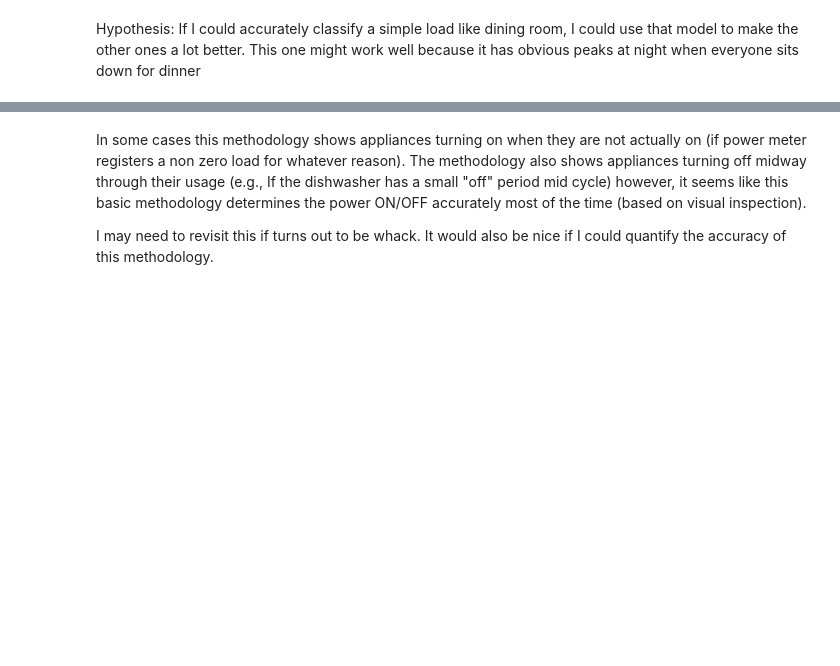
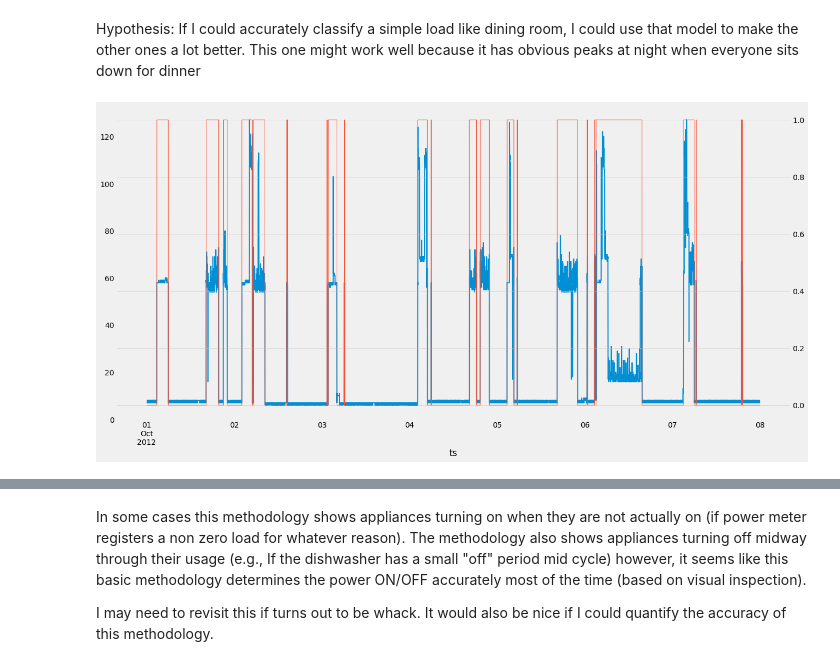
Before and after one commit to enmyj/gafp, a Jupyter notebook: elec_classification.ipynb, the cells around one changed output, grey strips where cells are left out. Drawn from its saved outputs; the diff is of its cells as text; code cells hidden in the pictures; blank space fills up the shorter version.

```diff
--- a/elec_classification.ipynb
+++ b/elec_classification.ipynb
@@ -44,14 +49,14 @@ def feature_creation(df):
         df['pos_mht_diff_'+str(interval)] = df['main_house_total'].diff(periods=1).fillna(0)
 
     # rolling stats
-    for time_val in [15,30,60,120]:
+    for time_val in [15,30,60,120,240,480]:
         df['rolling_sum_'+str(time_val)] = df['main_house_total'].rolling(time_val).sum().fillna(0)
         df['rolling_mean_'+str(time_val)] = df['main_house_total'].rolling(time_val).mean().fillna(0)
         df['rolling_max_'+str(time_val)]  = df['main_house_total'].rolling(time_val).max().fillna(0)
         df['rolling_min_'+str(time_val)]  = df['main_house_total'].rolling(time_val).min().fillna(0)
         df['rolling_median_'+str(time_val)]  = df['main_house_total'].rolling(time_val).median().fillna(0)
 
-    # create list of all
+    # create list of all features starting with "Fall"
     feature_cols = list(df.columns[list(df.columns).index('fall'):])
     feature_cols.extend(['main_house_total','dow','hour','summer','spring','Temp (C)','Rel Hum (%)'])
     return df, feature_cols
@@ -86,9 +74,13 @@ Hypothesis: If I could accurately classify a simple load like dining room, I cou
-# %%
-df['south_br_on'] = df['south_br'].apply(lambda x: 1 if x > 10 else 0)
 # %%
+# categorize rooms using basic logic
+thresh = 15
+lbl = 'south_br'
+df[lbl+'_on'] = df[lbl].apply(lambda x: 1 if x > thresh else 0)
+
 # plot to see if it makes sense
-lbl = 'south_br'
 mask = (df.index.year==2012)&(df.index.week==40) # &(df.index.day==12)
 df[lbl][mask].plot(linewidth=2,figsize=(20,10));
 df[lbl+'_on'][mask].plot(secondary_y=True,linewidth=1,figsize=(20,10));
+# %% [output]
+[figure, added]
 # %%
```
Also changed, not shown: parts of 20 cells of this notebook.
